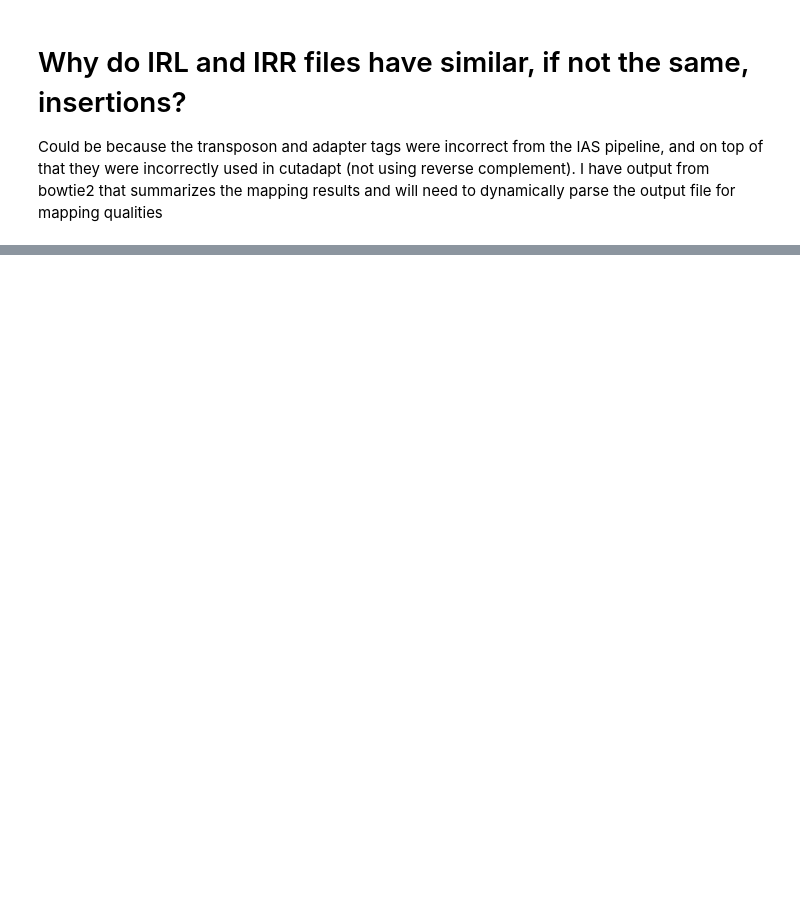
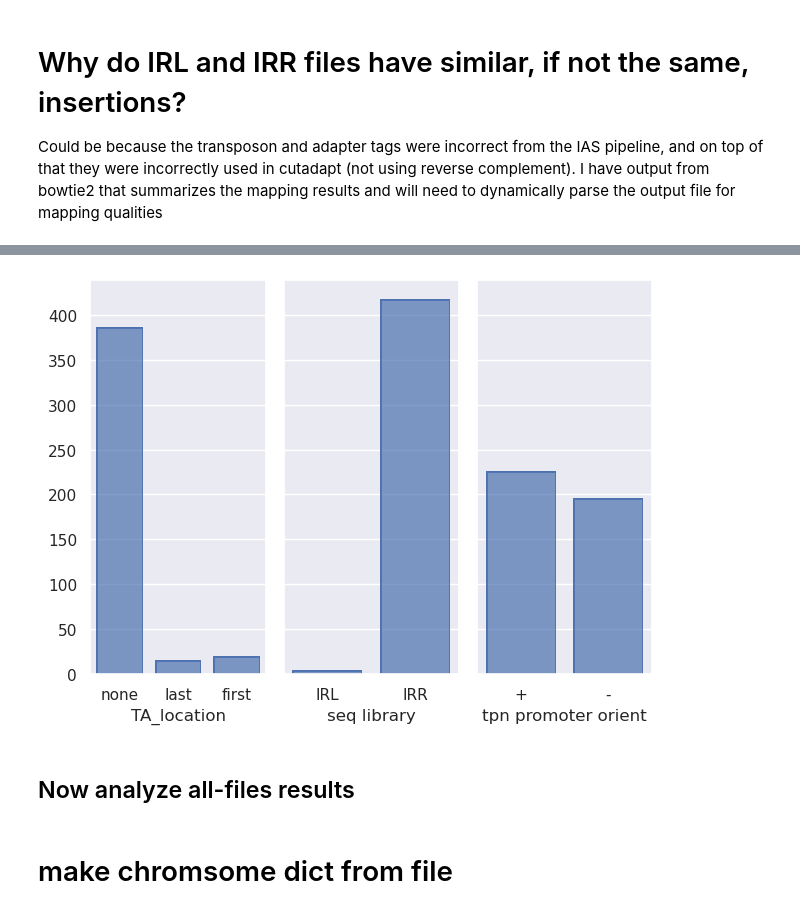
Before and after one commit to RogersLabGroup/NetCIS, a Jupyter notebook: notebooks/investigate_irl_irr.ipynb, the cells around one changed output, grey strips where cells are left out. Saved outputs shown, nothing was run; the diff lists cells and outputs as text; code cells hidden in the pictures; blank space fills up the shorter version.

```diff
--- a/notebooks/investigate_irl_irr.ipynb
+++ b/notebooks/investigate_irl_irr.ipynb
@@ -49,0 +292,38 @@ display(bowtie_df)
+# %%
+row, bam_dir, insertions_dir, thres = iter_args[0]
+mysample = row[0]
+irl_bam = bam_dir / (mysample + "_IRL.bam")
+irr_bam = bam_dir / (mysample + "_IRR.bam")
+
+
+# find quality insertion in IRR and IRL libraries and convert them to single insertion site format
+inserts_irl_df = process_bam(file=irl_bam, mapq_thres=thres, chr_dict=chr_dict)
+if (inserts_irl_df is not None):  # if no insertions present, process_bam returns None
+    inserts_irl_df["seq library"] = "IRL"
+    # set transposon promoter orientation depending on sequencing library
+    # For IRR: + if forward, - if not. For IRL this is reversed. Also, make the orientations easier to read (+/-)
+    inserts_irl_df["tpn promoter orient +"] = ~inserts_irl_df["strand +"]
+    inserts_irl_df["strand"] = np.where(inserts_irl_df["strand +"], "+", "-")
+    inserts_irl_df["tpn promoter orient"] = np.where(inserts_irl_df["tpn promoter orient +"], "+", "-")
+    inserts_irl_df = inserts_irl_df.drop(["strand +", "tpn promoter orient +"], axis=1)
+
+
+inserts_irr_df = process_bam(file=irr_bam, mapq_thres=thres, chr_dict=chr_dict)
+if (inserts_irr_df is not None):  # if no insertions present, process_bam returns None
+    inserts_irr_df["seq library"] = "IRR"
+    inserts_irr_df["tpn promoter orient +"] = inserts_irr_df["strand +"]
+    inserts_irr_df["strand"] = np.where(inserts_irr_df["strand +"], "+", "-")
+    inserts_irr_df["tpn promoter orient"] = np.where(inserts_irr_df["tpn promoter orient +"], "+", "-")
+    inserts_irr_df = inserts_irr_df.drop(["strand +", "tpn promoter orient +"], axis=1)
+
+# concat of a dataframe and if None just results in the original dataframe
+inserts_df = pd.concat([inserts_irl_df, inserts_irr_df], ignore_index=True)
+
+# verify that insertions did not count both read1 and read2
+# do this by checking that the length of 'read names'is the same number as the length of unique read names
+read_names = inserts_df["read name"].to_numpy()
+assert len(np.unique(read_names)) == len(read_names)
+
+# save insertions
+inserts_df.to_csv(insertions_dir / (mysample + ".csv"), index=False)
+display(inserts_df)
@@ -49,0 +344,11 @@ display(bowtie_df)
+# %%
+g = (
+    so.Plot(inserts_df)
+    .add(so.Bar(), so.Count())
+    .pair(x=["TA_location", "seq library", "tpn promoter orient"])
+)
+g.show()
+# %% [output]
+[figure, added]
+# %% [markdown]
+## Now analyze all-files results
@@ -49,0 +375,2 @@ display(bowtie_df)
+# %% [markdown]
+# make chromsome dict from file
```
Also changed, not shown: parts of 18 cells of this notebook, 10 other files.
